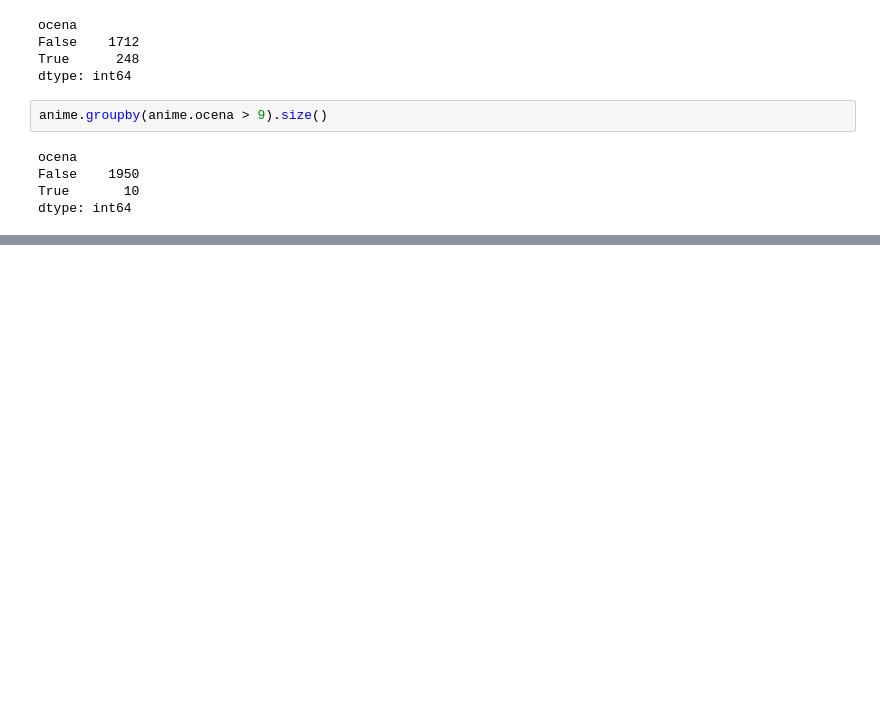
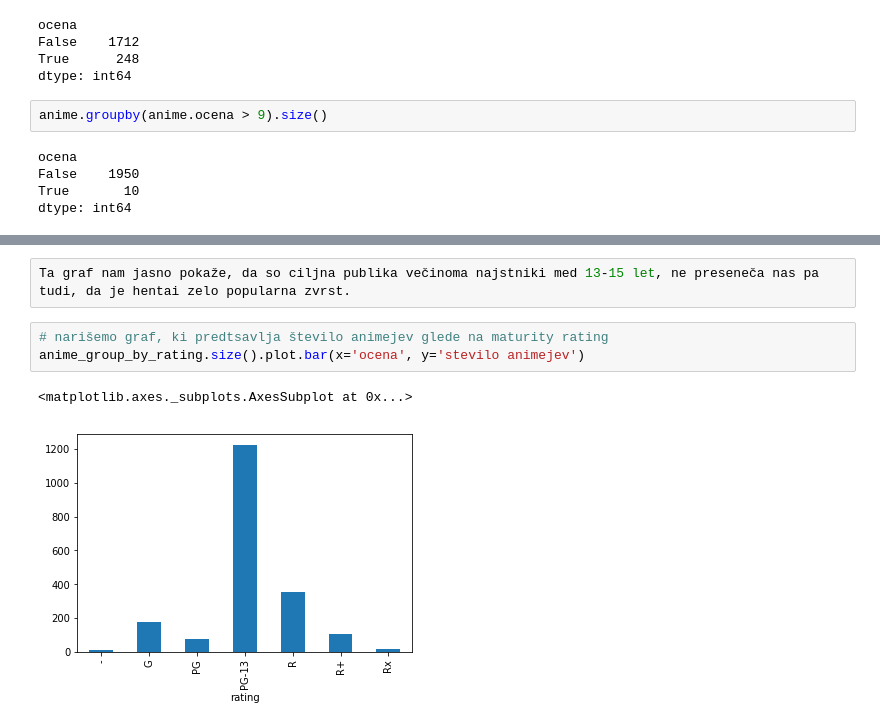
Before and after one commit to MilaNedic/Analiza-podatkov-PROG1-, a Jupyter notebook: analiza podatkov.ipynb, the cells around one changed output, grey strips where cells are left out. Drawn from its saved outputs; the diff is of its cells as text; blank space fills up the shorter version.

```diff
--- a/analiza podatkov.ipynb
+++ b/analiza podatkov.ipynb
@@ -154,0 +178,8 @@ dtype: int64
+# %%
+Ta graf nam jasno pokaže, da so ciljna publika večinoma najstniki med 13-15 let, ne preseneča nas pa tudi, da je hentai zelo popularna zvrst.
+# %%
+# narišemo graf, ki predtsavlja število animejev glede na maturity rating
+anime_group_by_rating.size().plot.bar(x='ocena', y='stevilo animejev')
+# %% [output]
+<matplotlib.axes._subplots.AxesSubplot at 0x...>
+[figure, added]
```
Also changed, not shown: parts of 12 cells of this notebook.
